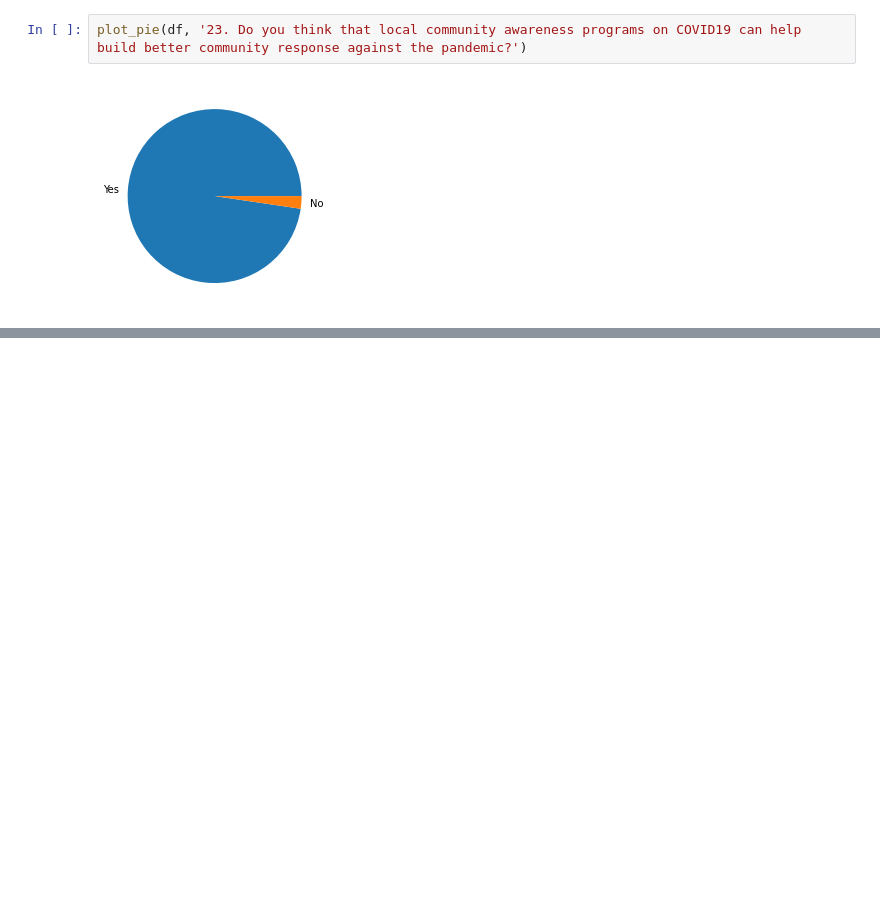
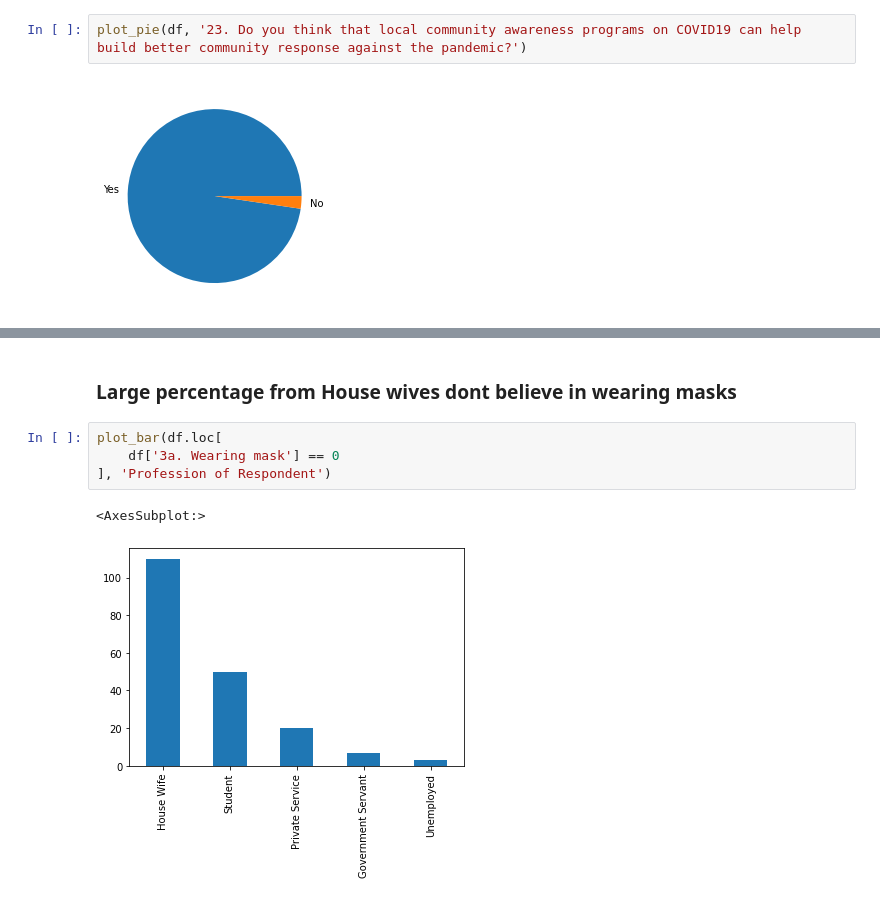
Before and after one commit to codeforpakistan/CfAll-Exchange, a Jupyter notebook: Haripur Survey Analysis.ipynb, the cells around one changed output, grey strips where cells are left out. Drawn from its saved outputs; the diff is of its cells as text; blank space fills up the shorter version.

```diff
--- a/Haripur Survey Analysis.ipynb
+++ b/Haripur Survey Analysis.ipynb
@@ -264,0 +317,9 @@ plot_pie(df, '23. Do you think that local community awareness programs on COVID1
+# %% [markdown]
+### Large percentage from House wives dont believe in wearing masks
+# %%
+plot_bar(df.loc[
+    df['3a. Wearing mask'] == 0
+], 'Profession of Respondent')
+# %% [output]
+<AxesSubplot:>
+[figure, added]
```
Also changed, not shown: parts of 7 cells of this notebook, 1 other file.
